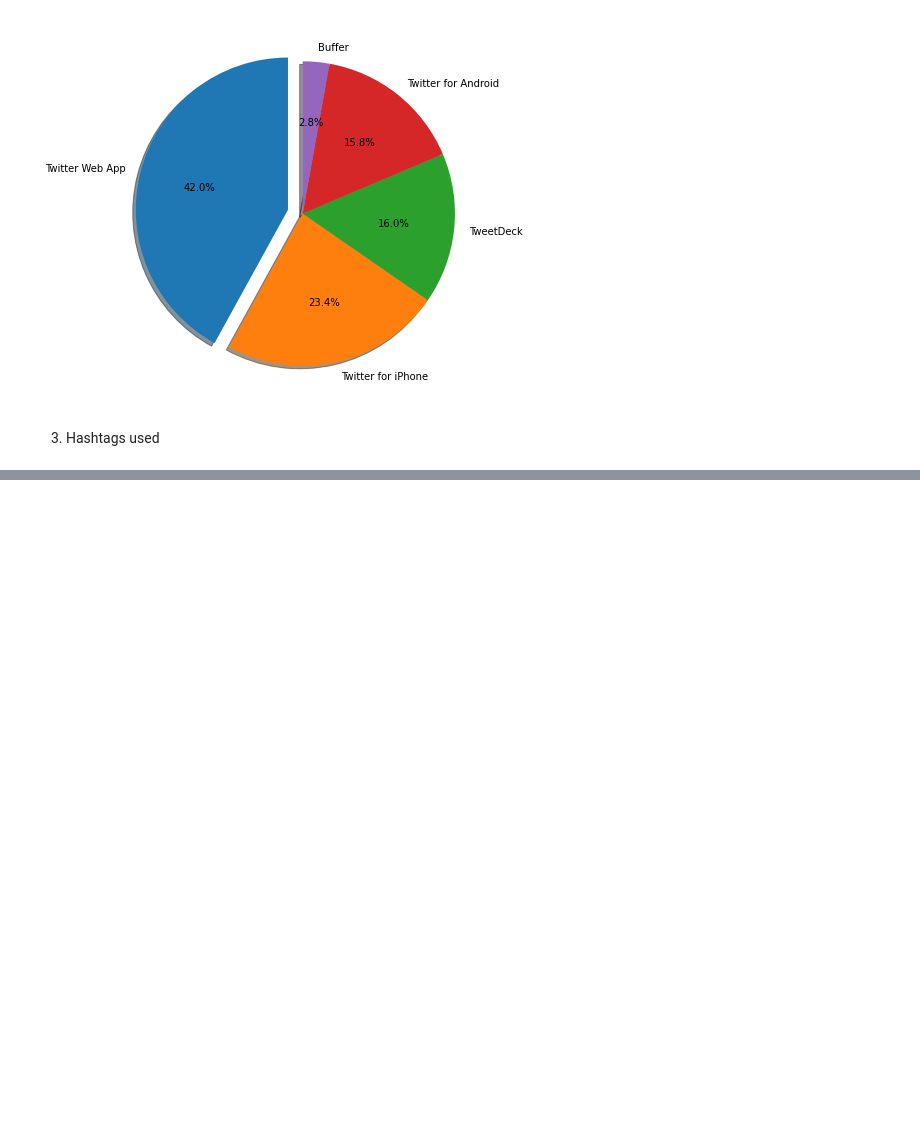
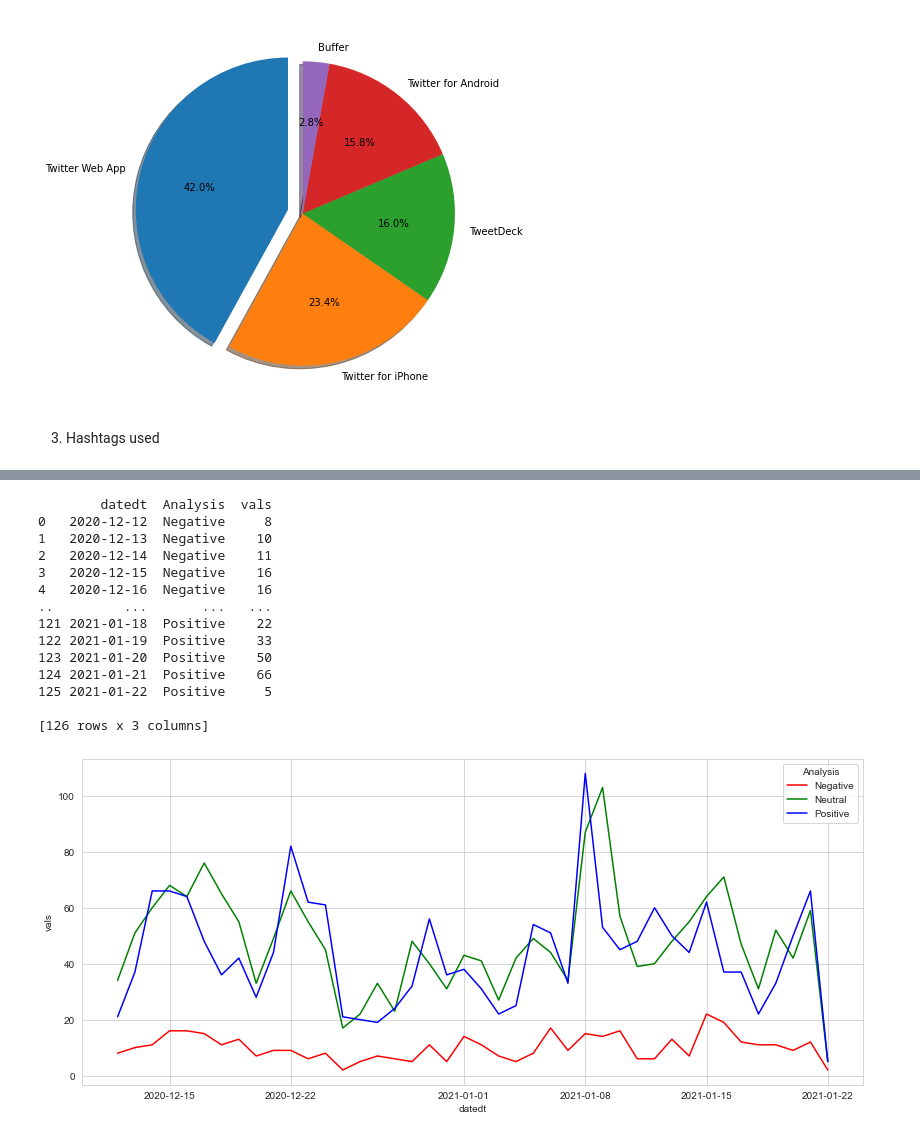
Before and after one commit to zuhairaziz95/PfizerEDA, a Jupyter notebook: Pfizer_Analysis.ipynb, the cells around one changed output, grey strips where cells are left out. Saved outputs shown, nothing was run; the diff lists cells and outputs as text; code cells hidden in the pictures; blank space fills up the shorter version.

```diff
--- a/Pfizer_Analysis.ipynb
+++ b/Pfizer_Analysis.ipynb
@@ -256,0 +408,33 @@ plt.show()
+# %%
+# Resampling the time series data
+#  based on daily frequency
+# 'D' indicates days
+
+data2['datedt'] = pd.to_datetime(data2['date'])
+timeline = data2.resample('D', on='datedt')['Analysis'].value_counts().unstack(1)
+
+timeline.reset_index(inplace=True)
+# multiple unpivot columns
+timeline = timeline.melt('datedt', var_name='Analysis',  value_name='vals')
+print(timeline)
+
+plt.figure(figsize=(14,6))
+sns.set_style("whitegrid")
+sns.lineplot(x="datedt", y="vals", hue="Analysis", data=timeline, palette=["r", "g","b"])
+plt.show()
+# %% [output]
+        datedt  Analysis  vals
+0   2020-12-12  Negative     8
+1   2020-12-13  Negative    10
+2   2020-12-14  Negative    11
+3   2020-12-15  Negative    16
+4   2020-12-16  Negative    16
+..         ...       ...   ...
+121 2021-01-18  Positive    22
+122 2021-01-19  Positive    33
+123 2021-01-20  Positive    50
+124 2021-01-21  Positive    66
+125 2021-01-22  Positive     5
+
+[126 rows x 3 columns]
+[figure, added]
```
Also changed, not shown: parts of 25 cells of this notebook.
